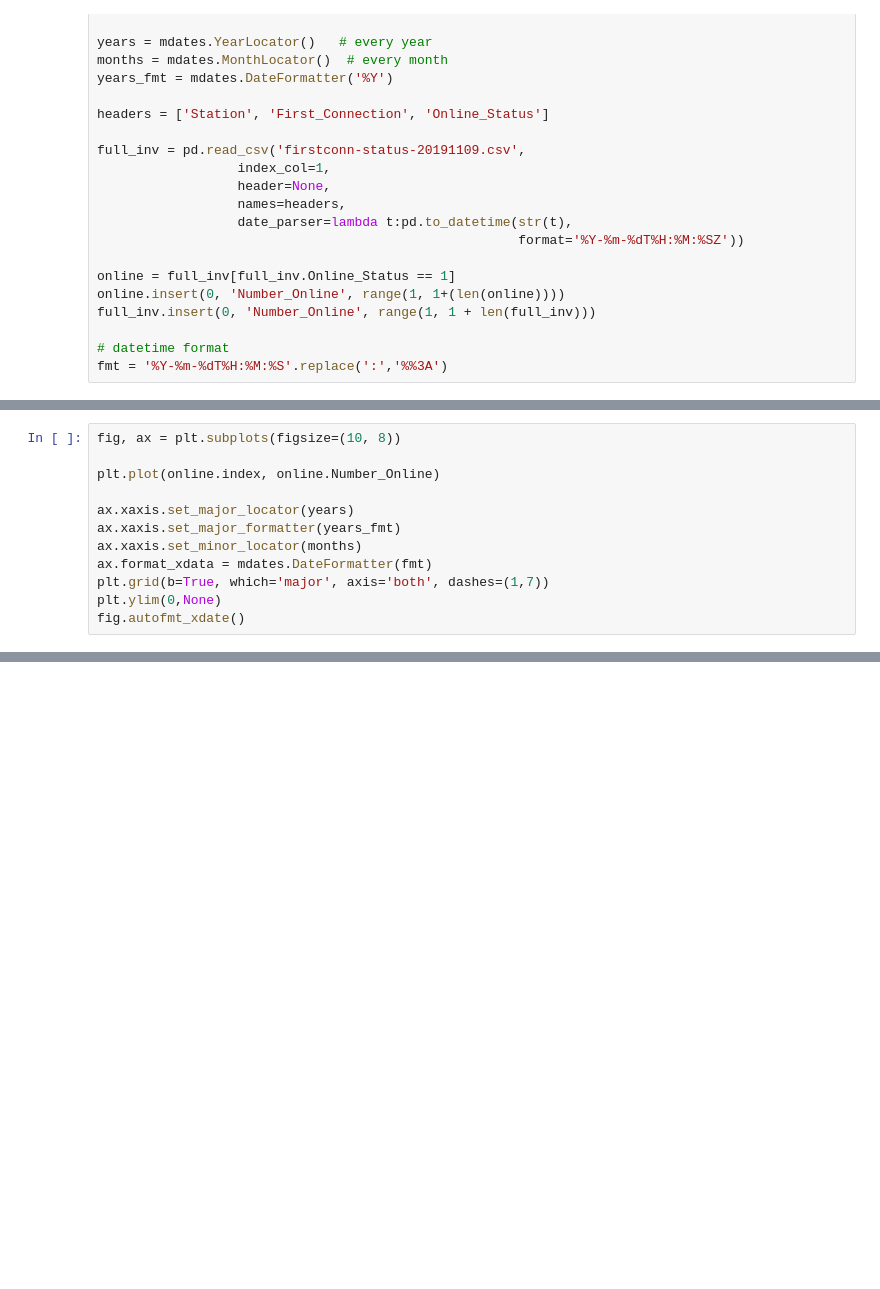
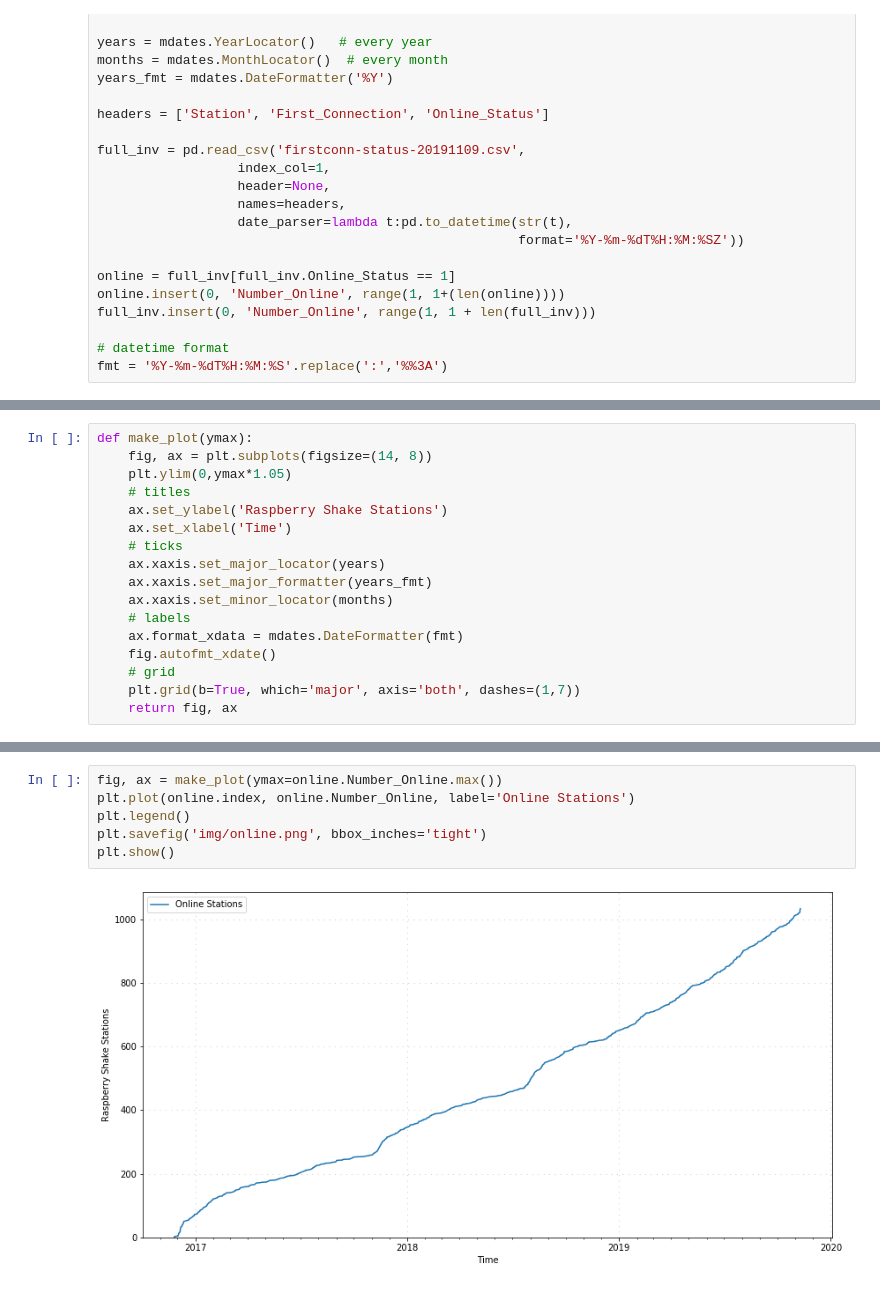
Before and after one commit to raspishake/stationcount, a Jupyter notebook: stationcount-20191109.ipynb, the cells around one changed output, grey strips where cells are left out. Drawn from its saved outputs; the diff is of its cells as text; blank space fills up the shorter version.

```diff
--- a/stationcount-20191109.ipynb
+++ b/stationcount-20191109.ipynb
@@ -63,12 +29,17 @@ online
 # %%
-fig, ax = plt.subplots(figsize=(10, 8))
-
-plt.plot(online.index, online.Number_Online)
-
-ax.xaxis.set_major_locator(years)
-ax.xaxis.set_major_formatter(years_fmt)
-ax.xaxis.set_minor_locator(months)
-ax.format_xdata = mdates.DateFormatter(fmt)
-plt.grid(b=True, which='major', axis='both', dashes=(1,7))
-plt.ylim(0,None)
-fig.autofmt_xdate()
+def make_plot(ymax):
+    fig, ax = plt.subplots(figsize=(14, 8))
+    plt.ylim(0,ymax*1.05)
+    # titles
+    ax.set_ylabel('Raspberry Shake Stations')
+    ax.set_xlabel('Time')
+    # ticks
+    ax.xaxis.set_major_locator(years)
+    ax.xaxis.set_major_formatter(years_fmt)
+    ax.xaxis.set_minor_locator(months)
+    # labels
+    ax.format_xdata = mdates.DateFormatter(fmt)
+    fig.autofmt_xdate()
+    # grid
+    plt.grid(b=True, which='major', axis='both', dashes=(1,7))
+    return fig, ax
@@ -105,0 +82,8 @@ fig.autofmt_xdate()
+# %%
+fig, ax = make_plot(ymax=online.Number_Online.max())
+plt.plot(online.index, online.Number_Online, label='Online Stations')
+plt.legend()
+plt.savefig('img/online.png', bbox_inches='tight')
+plt.show()
+# %% [output]
+[figure, added]
```
Also changed, not shown: parts of 9 cells of this notebook, 4 other files.
